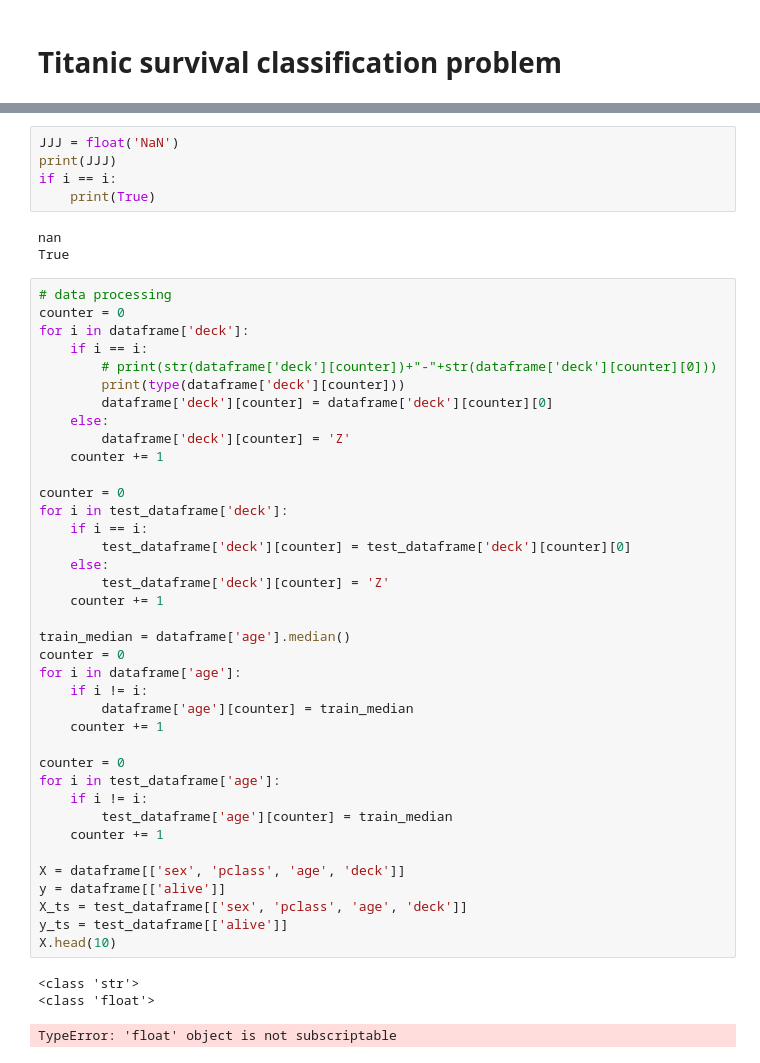
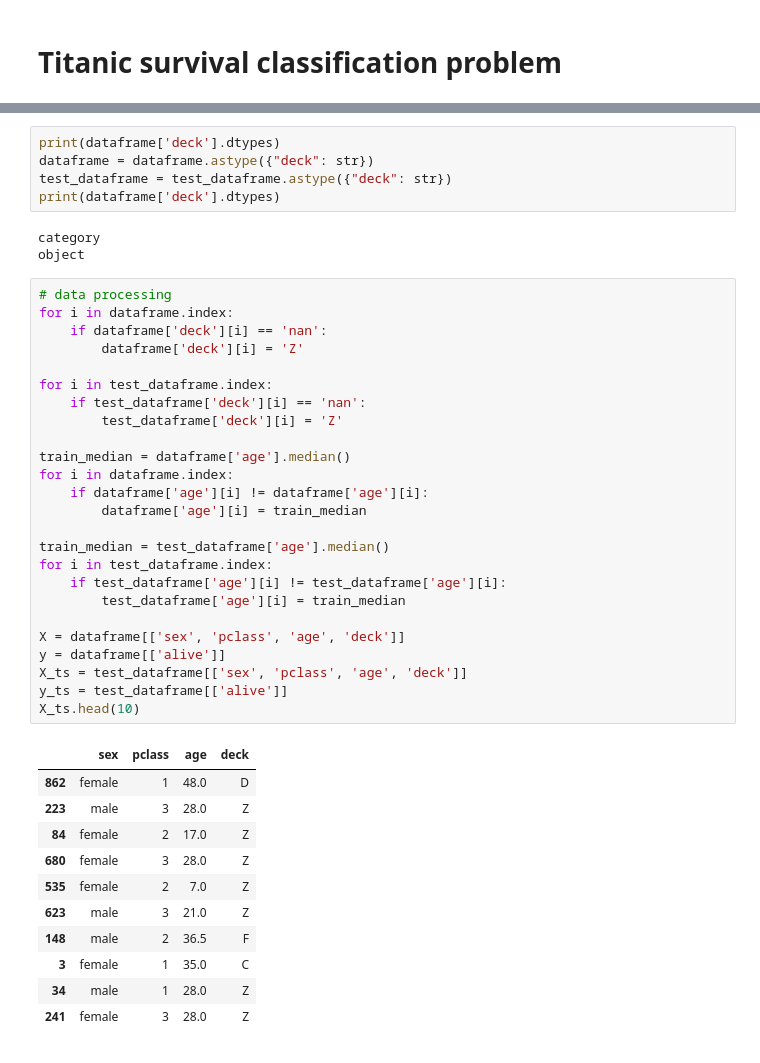
Before and after one commit to roldanx/artificial_intelligence, a Jupyter notebook: AI_own/titanic_exercise/titanic_TransfLearn.ipynb, the cells around one changed output, grey strips where cells are left out. Drawn from its saved outputs; the diff is of its cells as text.

```diff
--- a/AI_own/titanic_exercise/titanic_TransfLearn.ipynb
+++ b/AI_own/titanic_exercise/titanic_TransfLearn.ipynb
@@ -31,51 +32,46 @@ dataframe.head(5)
-# %%
-JJJ = float('NaN')
-print(JJJ)
-if i == i:
-    print(True)
-# %% [output]
-nan
-True
+# %%
+print(dataframe['deck'].dtypes)
+dataframe = dataframe.astype({"deck": str})
+test_dataframe = test_dataframe.astype({"deck": str})
+print(dataframe['deck'].dtypes)
+# %% [output]
+category
+object
 # %%
 # data processing
-counter = 0
-for i in dataframe['deck']:
-    if i == i:
-        # print(str(dataframe['deck'][counter])+"-"+str(dataframe['deck'][counter][0]))
-        print(type(dataframe['deck'][counter]))
-        dataframe['deck'][counter] = dataframe['deck'][counter][0]
-    else:
-        dataframe['deck'][counter] = 'Z'
-    counter += 1
+for i in dataframe.index:
+    if dataframe['deck'][i] == 'nan':
+        dataframe['deck'][i] = 'Z'
 
-counter = 0
-for i in test_dataframe['deck']:
-    if i == i:
-        test_dataframe['deck'][counter] = test_dataframe['deck'][counter][0]
-    else:
-        test_dataframe['deck'][counter] = 'Z'
-    counter += 1
+for i in test_dataframe.index:
+    if test_dataframe['deck'][i] == 'nan':
+        test_dataframe['deck'][i] = 'Z'
 
 train_median = dataframe['age'].median()
-counter = 0
-for i in dataframe['age']:
-    if i != i:
-        dataframe['age'][counter] = train_median
-    counter += 1
+for i in dataframe.index:
+    if dataframe['age'][i] != dataframe['age'][i]:
+        dataframe['age'][i] = train_median
 
-counter = 0
-for i in test_dataframe['age']:
-    if i != i:
-        test_dataframe['age'][counter] = train_median
-    counter += 1
+train_median = test_dataframe['age'].median()
+for i in test_dataframe.index:
+    if test_dataframe['age'][i] != test_dataframe['age'][i]:
+        test_dataframe['age'][i] = train_median
 
 X = dataframe[['sex', 'pclass', 'age', 'deck']]
 y = dataframe[['alive']]
 X_ts = test_dataframe[['sex', 'pclass', 'age', 'deck']]
 y_ts = test_dataframe[['alive']]
-X.head(10)
+X_ts.head(10)
 # %% [output]
-<class 'str'>
-<class 'float'>
-TypeError: 'float' object is not subscriptable
+|  | sex | pclass | age | deck |
+| 862 | female | 1 | 48.0 | D |
+| 223 | male | 3 | 28.0 | Z |
+| 84 | female | 2 | 17.0 | Z |
+| 680 | female | 3 | 28.0 | Z |
+| 535 | female | 2 | 7.0 | Z |
+| 623 | male | 3 | 21.0 | Z |
+| 148 | male | 2 | 36.5 | F |
+| 3 | female | 1 | 35.0 | C |
+| 34 | male | 1 | 28.0 | Z |
+| 241 | female | 3 | 28.0 | Z |
 # %%
```
Also changed, not shown: parts of 17 cells of this notebook, 3 other files.
